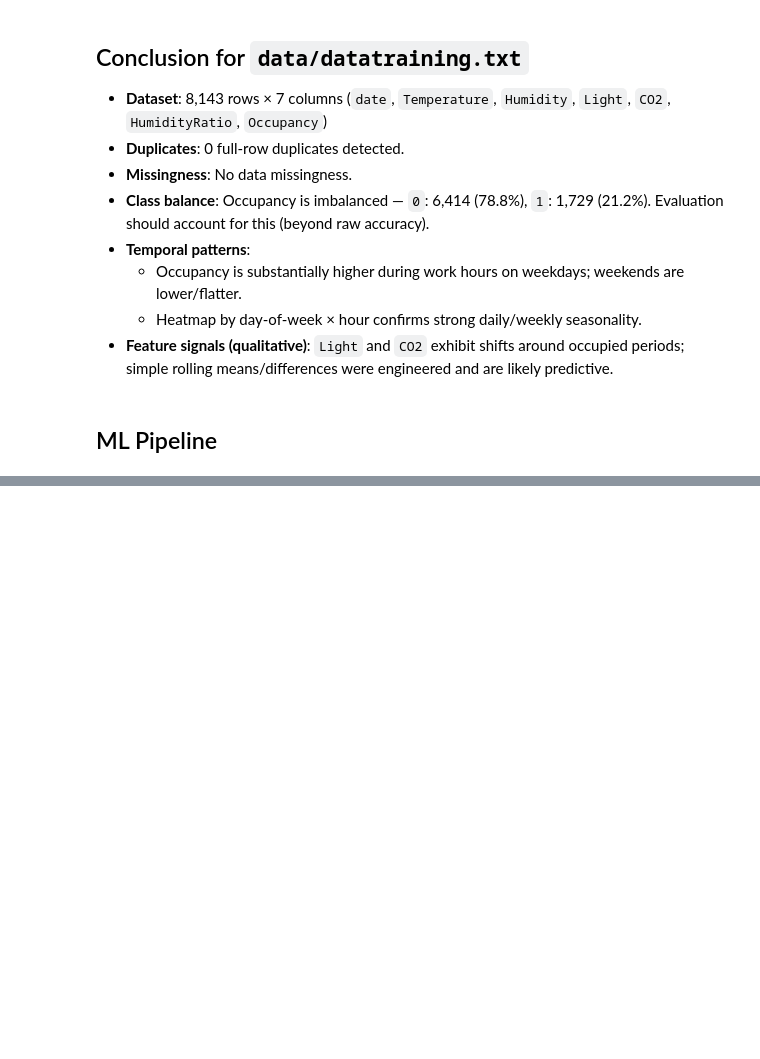
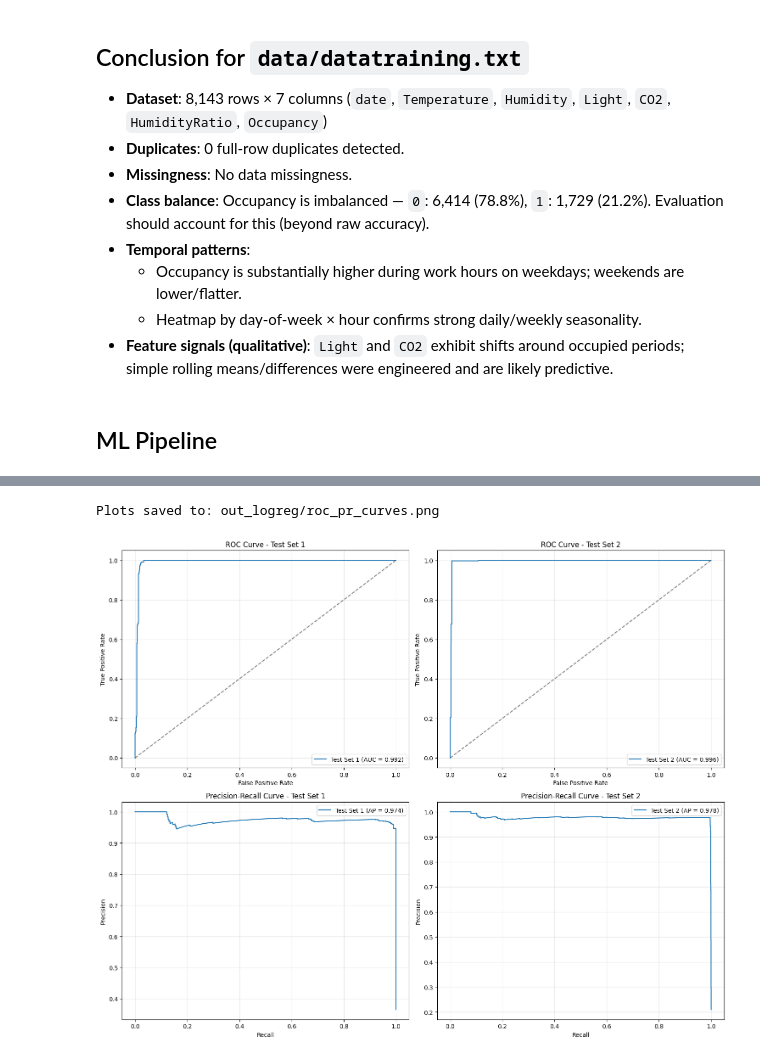
Before and after one commit to mericmert/smart-room-digital-twin, a Jupyter notebook: occupancy_prediction.ipynb, the cells around one changed output, grey strips where cells are left out. Cells and saved outputs as stored; diff of their text form; code cells hidden in the pictures; blank space fills up the shorter version.

```diff
--- a/occupancy_prediction.ipynb
+++ b/occupancy_prediction.ipynb
@@ -614,0 +582,11 @@ if 'test1_df' in globals():
+# %%
+
+# Generate predictions on test sets
+y_prob_test1 = best_pipe.predict_proba(X_test1)[:, 1]
+y_prob_test2 = best_pipe.predict_proba(X_test2)[:, 1]
+
+print("Predictions generated successfully!")
+print(f"Test1 probabilities shape: {y_prob_test1.shape}")
+print(f"Test2 probabilities shape: {y_prob_test2.shape}")
+print(f"Test1 probability range: [{y_prob_test1.min():.4f}, {y_prob_test1.max():.4f}]")
+print(f"Test2 probability range: [{y_prob_test2.min():.4f}, {y_prob_test2.max():.4f}]")
@@ -614,0 +686,51 @@ if 'test1_df' in globals():
+# %%
+# Create visualizations
+import matplotlib.pyplot as plt
+from sklearn.metrics import roc_curve, precision_recall_curve
+
+def plot_roc_curve(y_true, y_prob, dataset_name, ax):
+    """Plot ROC curve."""
+    fpr, tpr, _ = roc_curve(y_true, y_prob)
+    auc = roc_auc_score(y_true, y_prob)
+
+    ax.plot(fpr, tpr, label=f'{dataset_name} (AUC = {auc:.3f})')
+    ax.plot([0, 1], [0, 1], 'k--', alpha=0.5)
+    ax.set_xlabel('False Positive Rate')
+    ax.set_ylabel('True Positive Rate')
+    ax.set_title(f'ROC Curve - {dataset_name}')
+    ax.legend()
+    ax.grid(True, alpha=0.3)
+
+def plot_precision_recall_curve(y_true, y_prob, dataset_name, ax):
+    """Plot Precision-Recall curve."""
+    precision, recall, _ = precision_recall_curve(y_true, y_prob)
+    ap = average_precision_score(y_true, y_prob)
+
+    ax.plot(recall, precision, label=f'{dataset_name} (AP = {ap:.3f})')
+    ax.set_xlabel('Recall')
+    ax.set_ylabel('Precision')
+    ax.set_title(f'Precision-Recall Curve - {dataset_name}')
+    ax.legend()
+    ax.grid(True, alpha=0.3)
+
+# Create subplots for ROC and PR curves
+fig, axes = plt.subplots(2, 2, figsize=(15, 12))
+
+# ROC curves
+plot_roc_curve(y_test1, y_prob_test1, "Test Set 1", axes[0, 0])
+plot_roc_curve(y_test2, y_prob_test2, "Test Set 2", axes[0, 1])
+
+# Precision-Recall curves
+plot_precision_recall_curve(y_test1, y_prob_test1, "Test Set 1", axes[1, 0])
+plot_precision_recall_curve(y_test2, y_prob_test2, "Test Set 2", axes[1, 1])
+
+plt.tight_layout()
+
+# Save plots before showing
+plt.savefig(ARTIFACT_DIR / "roc_pr_curves.png", dpi=300, bbox_inches='tight')
+print(f"Plots saved to: {ARTIFACT_DIR / 'roc_pr_curves.png'}")
+
+plt.show()
+# %% [output]
+Plots saved to: out_logreg/roc_pr_curves.png
+[figure, added]
```
Also changed, not shown: parts of 18 cells of this notebook, 16 other files.
